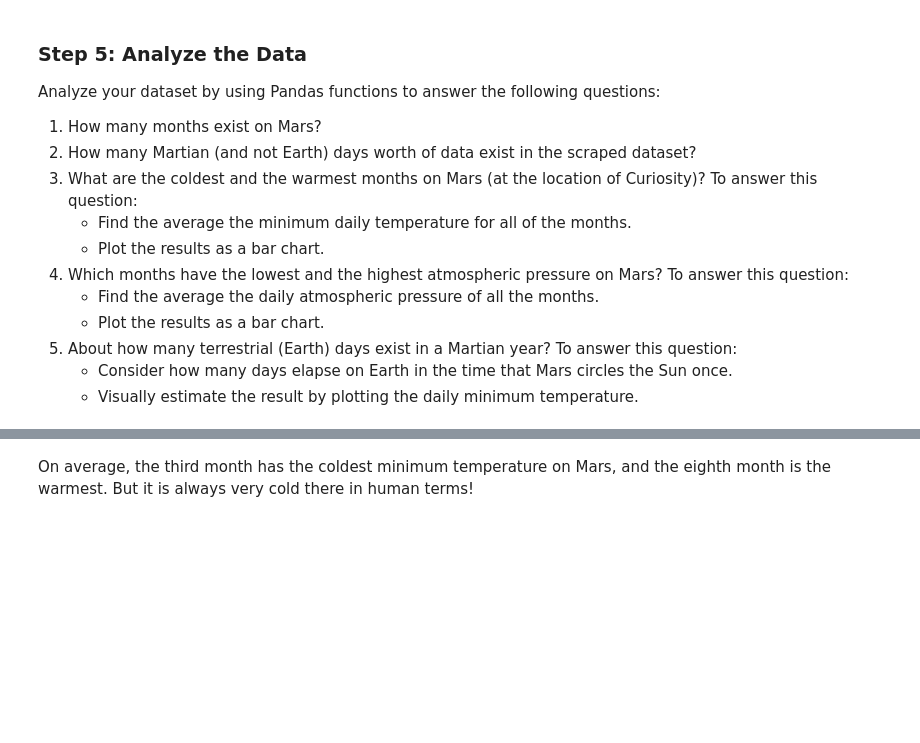
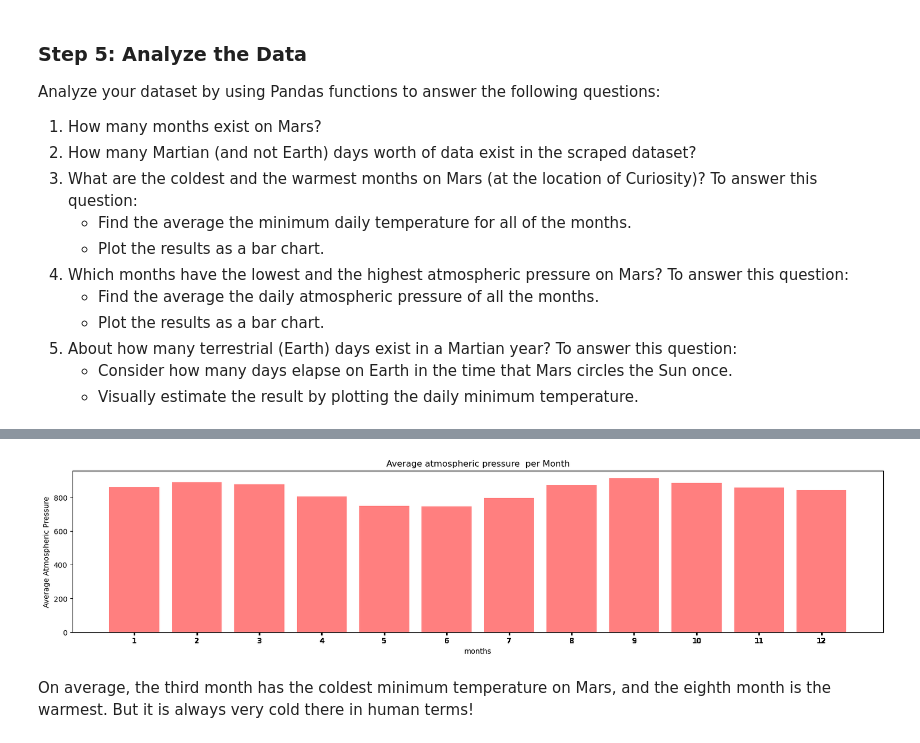
Before and after one commit to EllaC12345/Challenge-11, a Jupyter notebook: part_2_mars_weather.ipynb, the cells around one changed output, grey strips where cells are left out. Saved outputs shown, nothing was run; the diff lists cells and outputs as text; code cells hidden in the pictures; blank space fills up the shorter version.

```diff
--- a/part_2_mars_weather.ipynb
+++ b/part_2_mars_weather.ipynb
@@ -120,2 +215,5 @@ Analyze your dataset by using Pandas functions to answer the following questions
 # %%
 # 4. Average pressure by Martian month
+average_pressure = df.groupby('month')['pressure'].mean()
+df['average_pressure'] = average_pressure
+df.head()
@@ -124,3 +227,17 @@ Analyze your dataset by using Pandas functions to answer the following questions
+# %%
+# Plot the average pressure by month
+x_axis = np.arange(len(df['average_pressure']) )
+plt.figure(figsize=(20,4))
+plt.bar(x_axis, df['average_pressure'], color='red', alpha=0.5, align="center")
+plt.xticks( df['month'], rotation="horizontal")
+#Give the chart a title, x label, and y label
+plt.title("Average atmospheric pressure  per Month")
+plt.xlabel("months")
+plt.ylabel("Average Atmospheric Pressure")
+
+plt.show()
+# %% [output]
+[figure, added]
 # %%
 # 5. How many terrestrial (earth) days are there in a Martian year?
 # %% [markdown]
```
Also changed, not shown: parts of 18 cells of this notebook, 1 other file.
